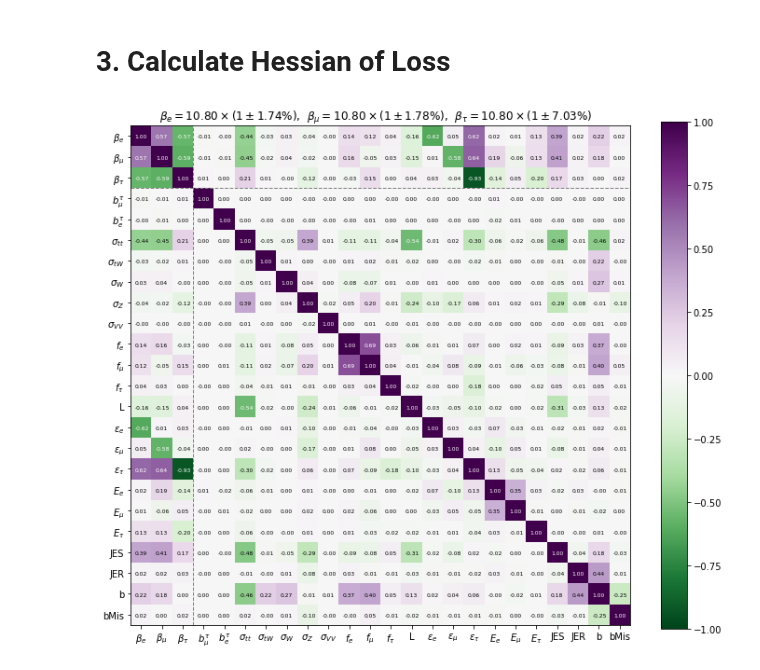
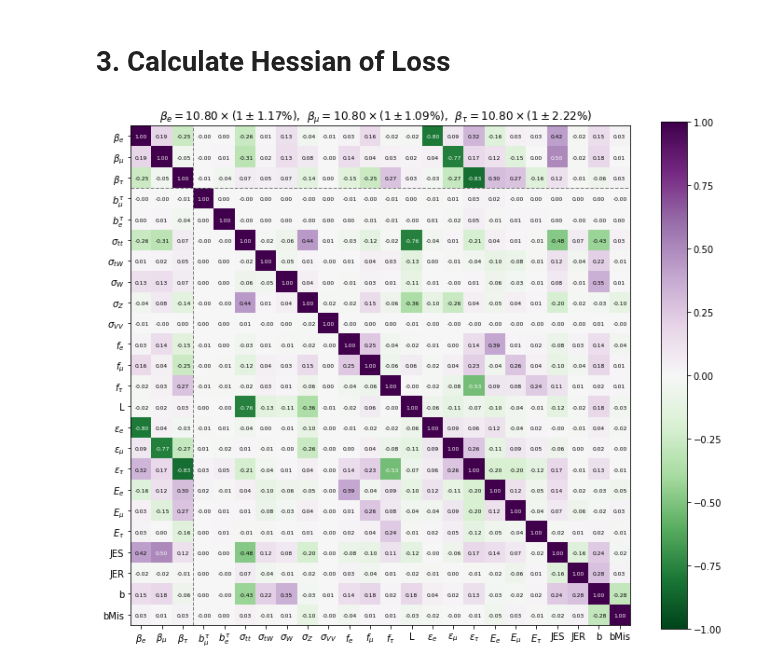
Before and after one commit to ZihengChen/WBranchingFaction, a Jupyter notebook: notebooks/torch_fitTemplate.ipynb, the cells around one changed output. Saved outputs shown, nothing was run; the diff lists cells and outputs as text; code cells hidden in the pictures.

```diff
--- a/notebooks/torch_fitTemplate.ipynb
+++ b/notebooks/torch_fitTemplate.ipynb
@@ -9,7 +13,7 @@ from torch_model import *
 name = common.getBaseDirectory() + "data/templates/templates{}_.npy"
 X = tc.from_numpy( np.load(name.format('X')) ).type(tc.FloatTensor).to(device)
 Y = tc.from_numpy( np.load(name.format('Y')) ).type(tc.FloatTensor).to(device)
-#Y = tc.sum(X,1).to(device)
+Y = tc.sum(X,1).to(device)
 # %%
 # Model and optimizer
 model     = PredictiveModel().to(device)
@@ -41,15 +48,15 @@ plt.plot(losses,lw=2)
 # %%
 y,regu = model.forward(X)
 loss = tc.sum( (y-Y)**2/(2*Y) ) + regu
 
 hess = calculate_hessian(loss, model)
 hessinv = np.linalg.inv(hess)
 sigma   = np.sqrt(hessinv.diagonal())
 corr  = hessinv/np.outer(sigma, sigma)
 
-common.showParameterCovMat(corr,sigma)
+commonp.showParameterCovMat(corr,sigma)
 # %% [output]
-[figure, old version]
+[figure, new version]
 # %%
 # print(sigma[0:3]/0.1080*100)
 # print(sigma[3:])
```
Also changed, not shown: parts of 6 cells of this notebook, 18 other files.
